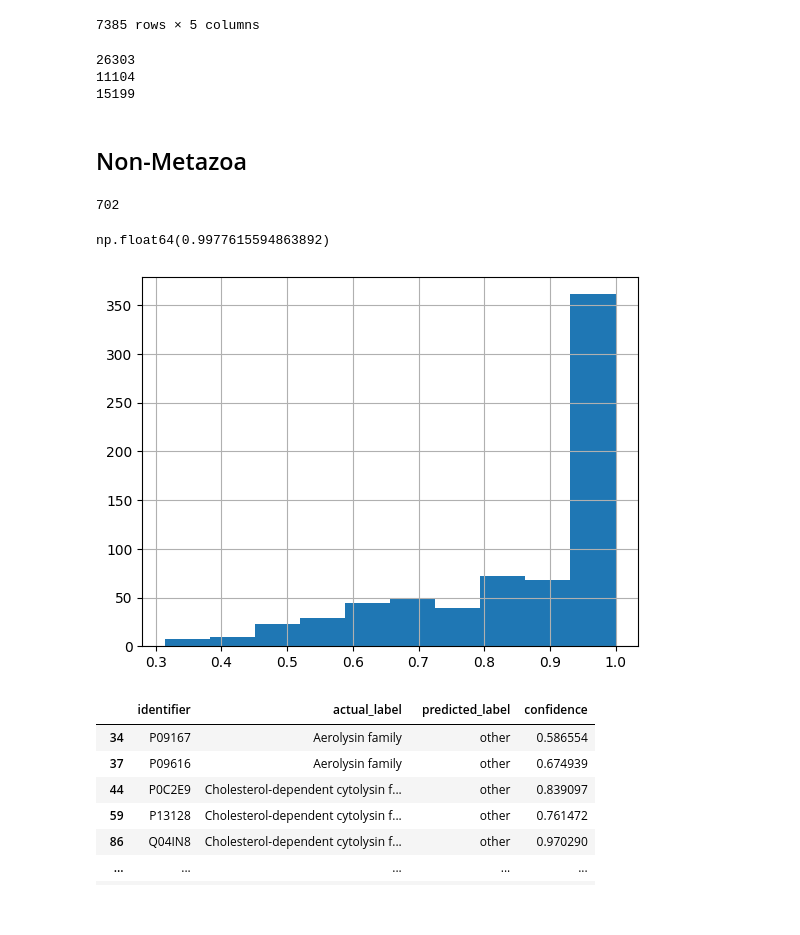
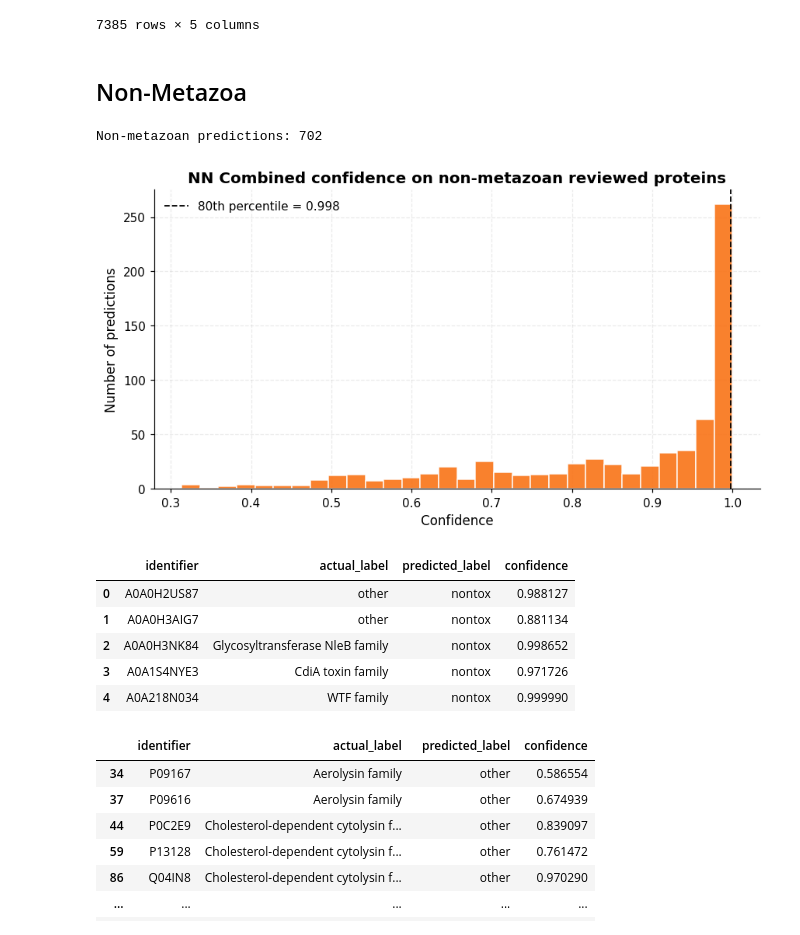
Before and after one commit to Sisistern123/ToxFam, a Jupyter notebook: analysis/eval_exploration.ipynb, the cells around one changed output. Drawn from its saved outputs; the diff is of its cells as text; code cells hidden in the pictures.

```diff
--- a/analysis/eval_exploration.ipynb
+++ b/analysis/eval_exploration.ipynb
@@ -219,28 +427,34 @@ model_unreviewed[model_unreviewed["label_group"] != model_unreviewed["predicted_
 | 15193 | X5IWP6 | Conotoxin family | nontox | 0.506718 | Conotoxin family |
 | 15197 | X5IXZ6 | Conotoxin family | nontox | 0.476476 | Conotoxin family |
 7385 rows × 5 columns
-# %%
-unrev = pd.read_csv("../data/evaluation/unreviewed/unreviewed.tsv", sep="\t")
-print(len(unrev))
-print(len(unrev[unrev["Protein families"].isna()]))
-
-print(len(unrev) - len(unrev[unrev["Protein families"].isna()])) # just removed NA Protein families
-# %% [output]
-26303
-11104
-15199
 # %% [markdown]
 ## Non-Metazoa
 # %%
 model_nonmetazoa = pd.read_csv("../benchmark/non_metazoan/nn_combined_run/predictions.csv")
-print(len(model_nonmetazoa))
+print(f"Non-metazoan predictions: {len(model_nonmetazoa)}")
+
+fig, ax = plt.subplots()
+ax.hist(model_nonmetazoa["confidence"], bins=30, color=NN_COLOR, edgecolor="white", alpha=0.9)
+q80 = model_nonmetazoa["confidence"].quantile(0.8)
+ax.axvline(q80, color="black", linestyle="--", linewidth=1.2, label=f"80th percentile = {q80:.3f}")
+ax.set_title("NN Combined confidence on non-metazoan reviewed proteins")
+ax.set_xlabel("Confidence")
+ax.set_ylabel("Number of predictions")
+ax.legend()
+plt.tight_layout()
+save_plot(fig, "non_metazoan_nn_confidence_histogram.png")
+plt.show()
+
 model_nonmetazoa.head()
-model_nonmetazoa["confidence"].hist()
-model_nonmetazoa["confidence"].quantile(0.8)
 # %% [output]
-702
+Non-metazoan predictions: 702
-np.float64(0.9977615594863892)
-[figure, old version]
+[figure, new version]
+|  | identifier | actual_label | predicted_label | confidence |
+| 0 | A0A0H2US87 | other | nontox | 0.988127 |
+| 1 | A0A0H3AIG7 | other | nontox | 0.881134 |
+| 2 | A0A0H3NK84 | Glycosyltransferase NleB family | nontox | 0.998652 |
+| 3 | A0A1S4NYE3 | CdiA toxin family | nontox | 0.971726 |
+| 4 | A0A218N034 | WTF family | nontox | 0.999990 |
 # %%
 model_nonmetazoa[model_nonmetazoa["predicted_label"] != "nontox"]
 # %% [output]
```
Also changed, not shown: parts of 20 cells of this notebook, 18 other files.
